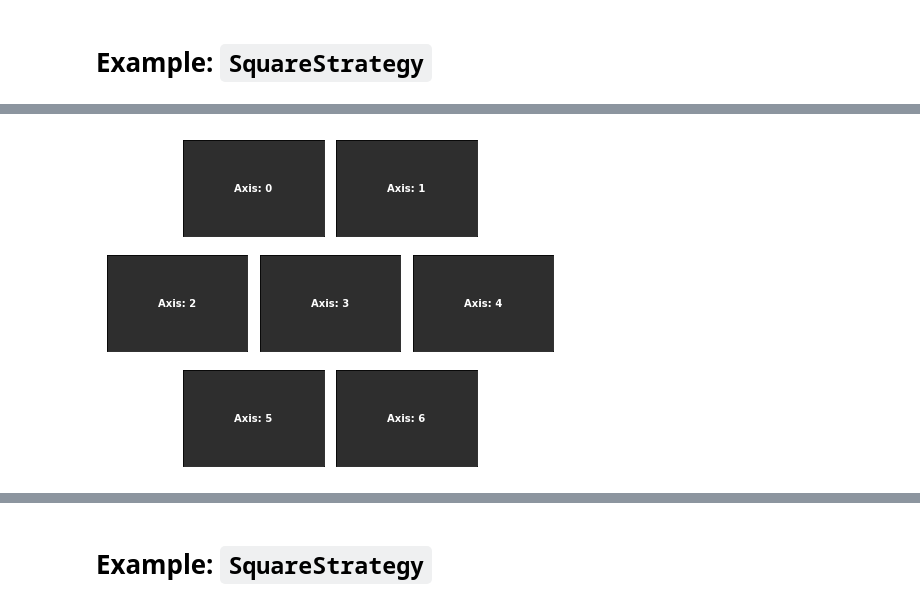
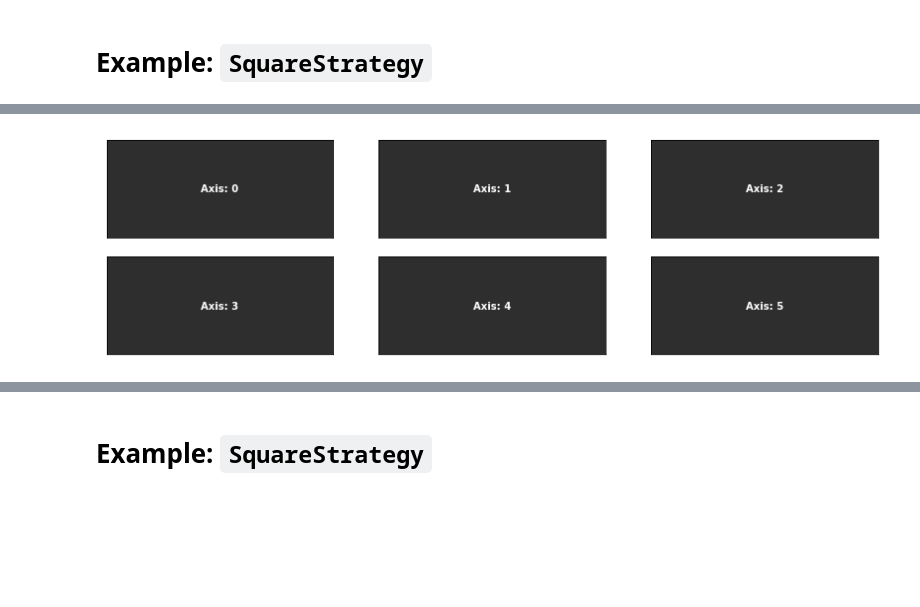
Before and after one commit to pganssle/lightning-talks, a Jupyter notebook: grid-strategy/notebook.ipynb, the cells around one changed output, grey strips where cells are left out. Drawn from its saved outputs; the diff is of its cells as text; code cells hidden in the pictures; blank space fills up the shorter version.

```diff
--- a/grid-strategy/notebook.ipynb
+++ b/grid-strategy/notebook.ipynb
@@ -165,4 +170,4 @@ test_grid_arrangement(7, RectangularStrategy(), figsize=(14, 3))
 # %%
-test_grid_arrangement(7, SquareStrategy())
+test_grid_arrangement(6, SquareStrategy())
 # %% [output]
-[figure, old version]
+[figure, new version]
```
Also changed, not shown: parts of 9 cells of this notebook, 2 other files.
